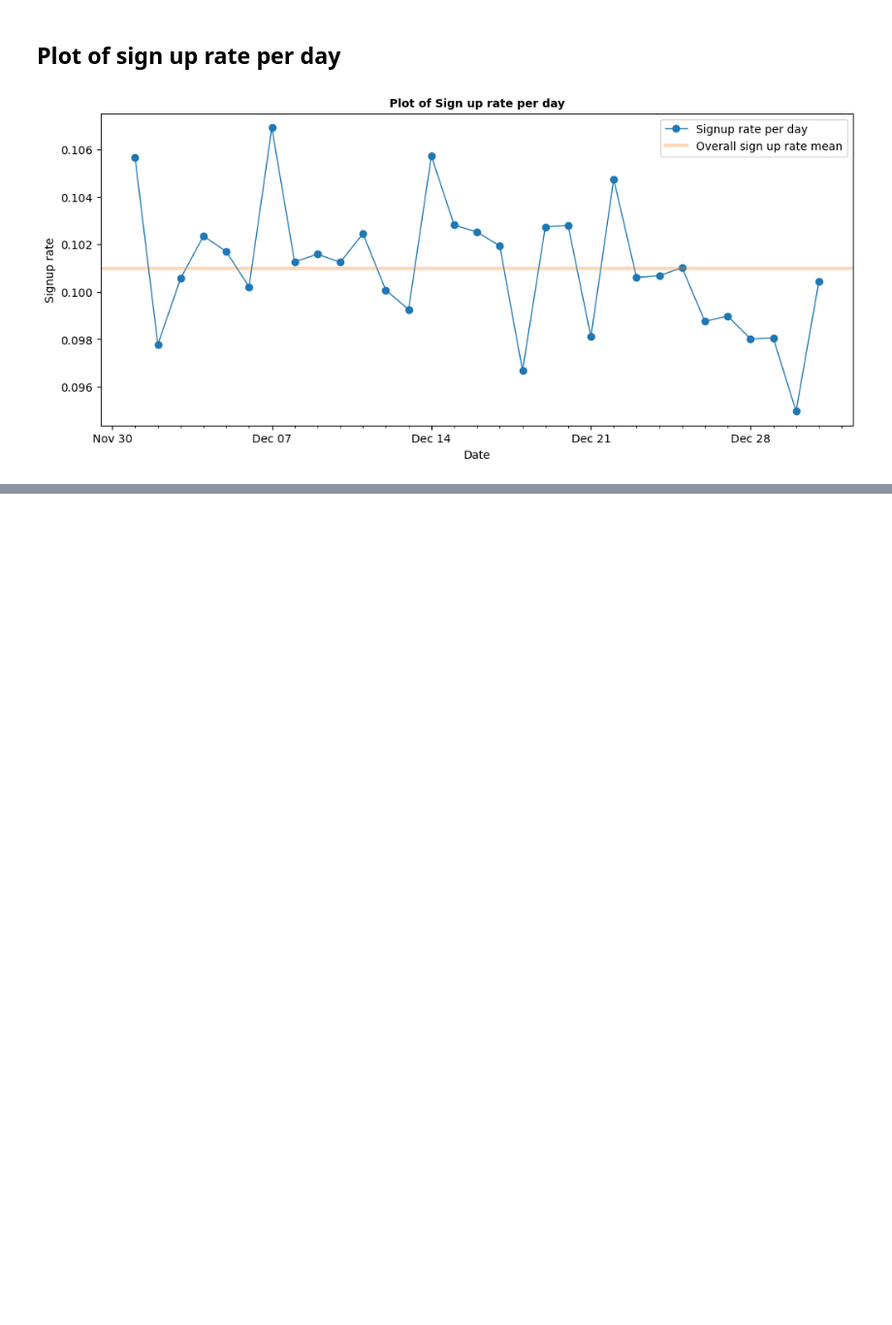
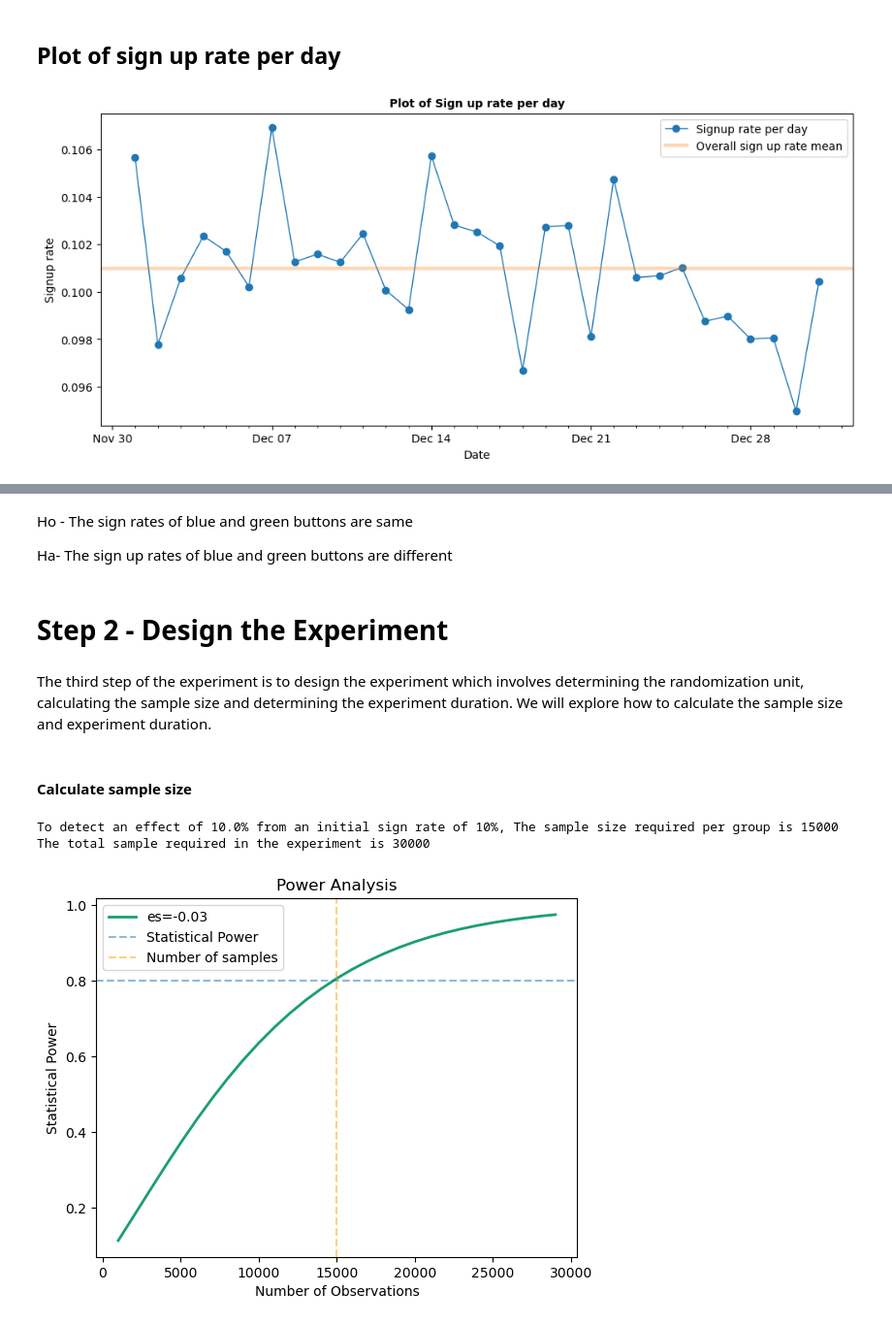
Before and after one commit to AZAMLOGICAL/A_B_TESTING_URBAN_WEAR, a Jupyter notebook: ab_testing_code.ipynb, the cells around one changed output, grey strips where cells are left out. Shown: that part at 97% size. Saved outputs shown, nothing was run; the diff lists cells and outputs as text; code cells hidden in the pictures; blank space fills up the shorter version.

```diff
--- a/ab_testing_code.ipynb
+++ b/ab_testing_code.ipynb
@@ -149,0 +158,44 @@ plt.show()
+# %% [markdown]
+Ho - The sign rates of blue and green buttons are same
+
+Ha- The sign up rates of blue and green buttons are different
+# %%
+# Setting some parameters
+alpha = 0.05  # reject the null hypothesis, if the p value found is less than alpha
+power = 0.80  # Ensure that there is an 80% percent chance of detecting an effect with statistical significance
+mde = 0.10    # Detect a 10 percent increase in the signup rate with statistical significance
+
+# Proportions if the effect exists
+p1 = 0.10   # Control Green Button
+p2 = p1 * (1+0.10)  #Treatment Blue Button
+# %% [markdown]
+# Step 2 - Design the Experiment
+# %% [markdown]
+The third step of the experiment is to design the experiment which involves determining the randomization unit, calculating the sample size and determining the experiment duration. We will explore how to calculate the sample size and experiment duration.
+# %% [markdown]
+#### Calculate sample size
+# %%
+# Calculate the effect size using cohen'd for proportions
+cohen_d = sm.stats.proportion_effectsize(p1, p2)
+
+# To calculate the sample size n for the given cohen_d, power and alpha
+n = tt_ind_solve_power(effect_size=cohen_d, alpha=alpha, power=power)
+n = int(round(n, -3)) # Round up to nearest thousands
+
+print(f'To detect an effect of {100*(p2/p1-1):.1f}% from an initial sign rate of {100*p1:.0f}%, '
+      f'The sample size required per group is {n}'
+      f'\nThe total sample required in the experiment is {2*n}')
+
+# Explore power across all sample sizes
+ttest_power = TTestIndPower()
+ttest_power.plot_power(dep_var='nobs',nobs=np.arange(1000, 30000, 1000), effect_size=[cohen_d], title='Power Analysis')
+
+plt.axhline(0.8, linestyle='--', label='Statistical Power', alpha=0.5)
+plt.axvline(15000, linestyle='--', color='orange', alpha=0.5, label='Number of samples')
+plt.legend()
+plt.ylabel('Statistical Power')
+plt.show()
+# %% [output]
+To detect an effect of 10.0% from an initial sign rate of 10%, The sample size required per group is 15000
+The total sample required in the experiment is 30000
+[figure, added]
```
Also changed, not shown: parts of 10 cells of this notebook, 1 other file.
